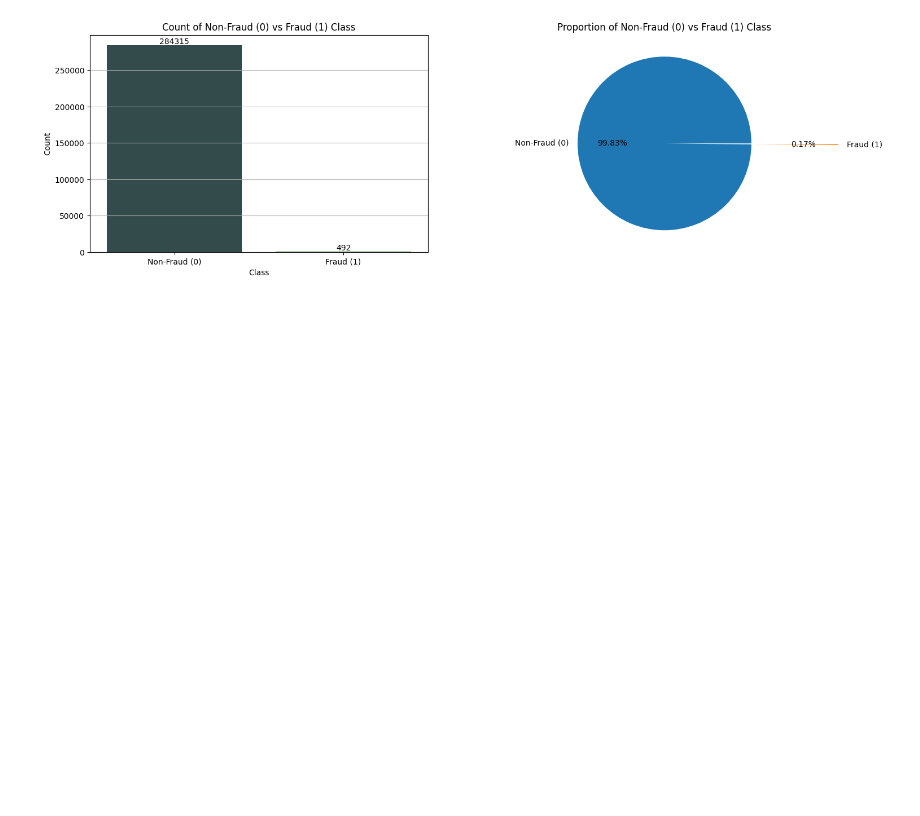
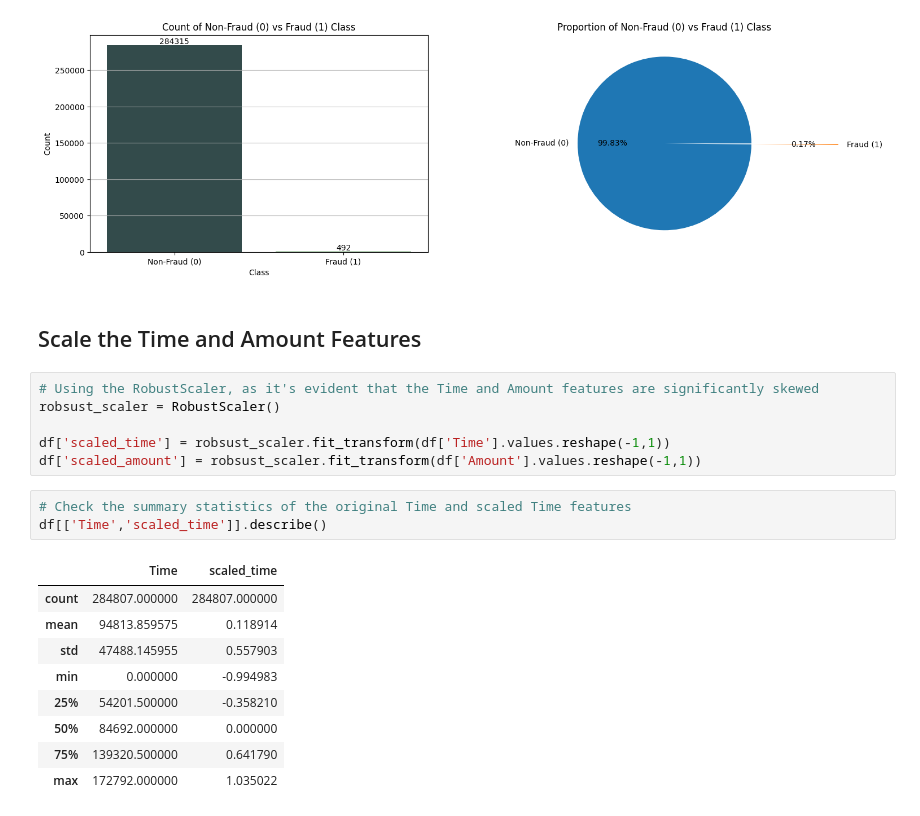
Before and after one commit to joocahyadi/Credit_Card_Fraud_Detection, a Jupyter notebook: notebook/Credit Card Fraud Detection Notebook.ipynb, the cells around one changed output. Drawn from its saved outputs; the diff is of its cells as text; blank space fills up the shorter version.

```diff
--- a/notebook/Credit Card Fraud Detection Notebook.ipynb
+++ b/notebook/Credit Card Fraud Detection Notebook.ipynb
@@ -322,3 +328,24 @@ Passing `palette` without assigning `hue` is deprecated and will be removed in v
 
   sns.barplot(x=x, y=y, palette=['darkslategrey','Forestgreen'], ax=axs[0])
 [figure]
+# %% [markdown]
+## Scale the Time and Amount Features
+# %%
+# Using the RobustScaler, as it's evident that the Time and Amount features are significantly skewed
+robsust_scaler = RobustScaler()
+
+df['scaled_time'] = robsust_scaler.fit_transform(df['Time'].values.reshape(-1,1))
+df['scaled_amount'] = robsust_scaler.fit_transform(df['Amount'].values.reshape(-1,1))
+# %%
+# Check the summary statistics of the original Time and scaled Time features
+df[['Time','scaled_time']].describe()
+# %% [output]
+|  | Time | scaled_time |
+| count | 284807.000000 | 284807.000000 |
+| mean | 94813.859575 | 0.118914 |
+| std | 47488.145955 | 0.557903 |
+| min | 0.000000 | -0.994983 |
+| 25% | 54201.500000 | -0.358210 |
+| 50% | 84692.000000 | 0.000000 |
+| 75% | 139320.500000 | 0.641790 |
+| max | 172792.000000 | 1.035022 |
```
Also changed, not shown: parts of 38 cells of this notebook.
